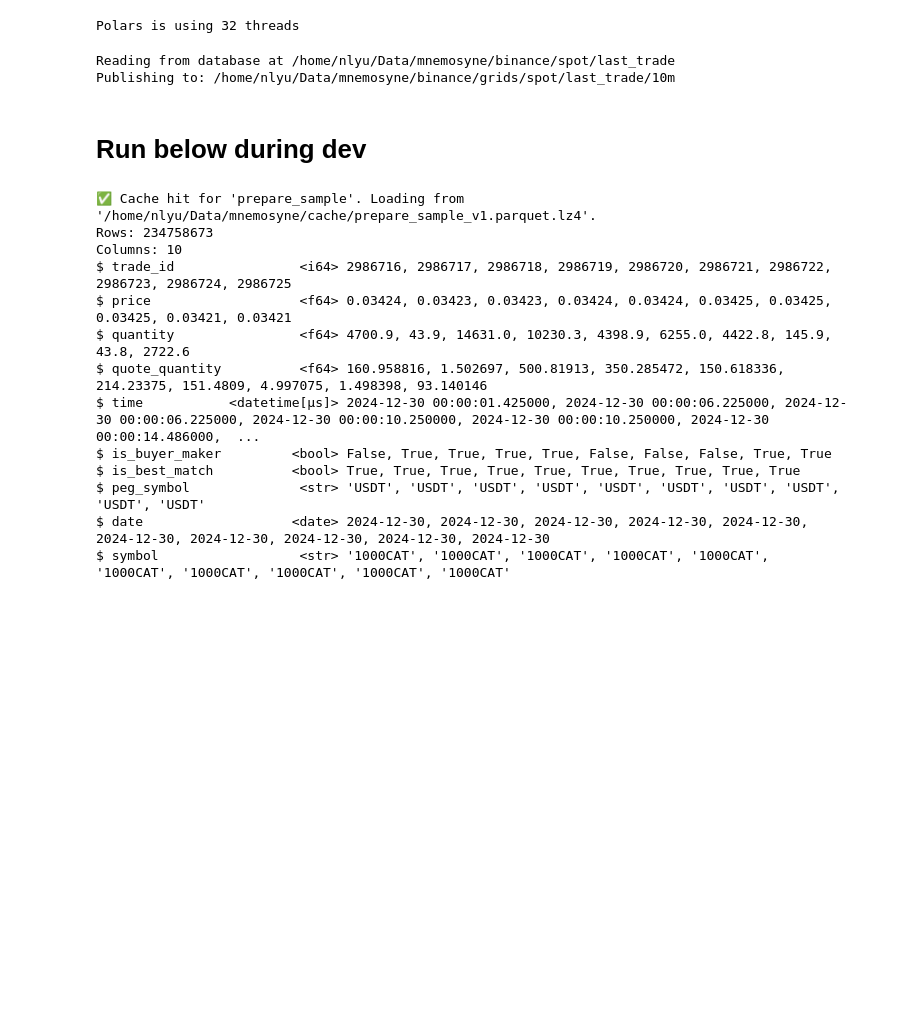
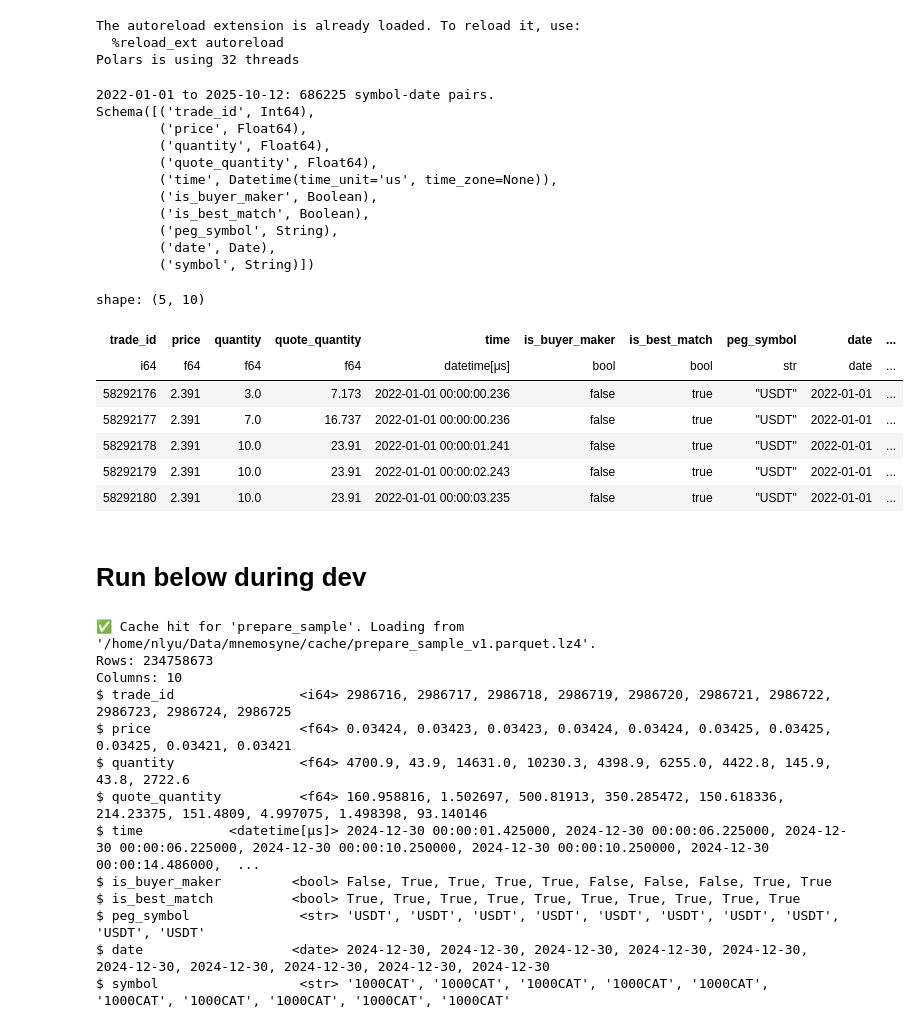
Before and after one commit to nlyu1/midas, a Jupyter notebook: mnemosyne/notebooks/workflows/binance/grid_dataset.ipynb, the cells around one changed output. Saved outputs shown, nothing was run; the diff lists cells and outputs as text; code cells hidden in the pictures; blank space fills up the shorter version.

```diff
--- a/mnemosyne/notebooks/workflows/binance/grid_dataset.ipynb
+++ b/mnemosyne/notebooks/workflows/binance/grid_dataset.ipynb
@@ -8,36 +8,51 @@ print('Polars is using', pl.thread_pool_size(), 'threads')
 from datetime import date as Date
 from pprint import pprint
 import shutil
-from mnemosyne import LIB_CACHE_PATH, BINANCE_DATA_PATH
 import mnemosyne as ms
-
-spot_trades_path = BINANCE_DATA_PATH / "spot/last_trade"
-futures_trades_path = BINANCE_DATA_PATH / "futures/um"
+from atlas.caching import cache_parquet
+from pathlib import Path
 # %% [output]
+The autoreload extension is already loaded. To reload it, use:
+  %reload_ext autoreload
 Polars is using 32 threads
 # %%
+peg_symbol = 'USDT'
+dataset_type = ms.DatasetType.BinanceSpotTrades
+hive_path = Path(dataset_type.hive_path(peg_symbol))
+
 dev_version = 0
 engine = 'streaming'
 grid_interval = '10m'
-destination_path = BINANCE_DATA_PATH / f"grids/spot/last_trade/{grid_interval}"
-sample_destination_path =  LIB_CACHE_PATH / f"binance/grids/spot/last_trade/{grid_interval}"
-ms.utils.verify_directory(destination_path)
+db = pl.scan_parquet(hive_path / '**/data.parquet', hive_partitioning=True)
+universe_df = pl.read_parquet(hive_path / "**/universe.parquet")
 
-print('Reading from database at', spot_trades_path)
-print('Publishing to:', destination_path)
-db = pl.scan_parquet(spot_trades_path / '**/data.parquet', hive_partitioning=True)
-universe_df = pl.read_parquet(spot_trades_path / "**/universe.parquet")
-
-@ms.cache_parquet(LIB_CACHE_PATH, version=dev_version)
+# @cache_parquet(LIB_CACHE_PATH, version=dev_version)
 def get_head() -> pl.DataFrame:
     return db.head(5).collect(engine=engine)
 
 teaser = get_head()
 start_date = teaser['date'][0]
 end_date = universe_df['date'].max()
 print(f'{start_date} to {end_date}: {len(universe_df)} symbol-date pairs.')
 pprint(teaser.schema)
 teaser
 # %% [output]
-Reading from database at /home/nlyu/Data/mnemosyne/binance/spot/last_trade
-Publishing to: /home/nlyu/Data/mnemosyne/binance/grids/spot/last_trade/10m
+2022-01-01 to 2025-10-12: 686225 symbol-date pairs.
+Schema([('trade_id', Int64),
+        ('price', Float64),
+        ('quantity', Float64),
+        ('quote_quantity', Float64),
+        ('time', Datetime(time_unit='us', time_zone=None)),
+        ('is_buyer_maker', Boolean),
+        ('is_best_match', Boolean),
+        ('peg_symbol', String),
+        ('date', Date),
+        ('symbol', String)])
+shape: (5, 10)
+| trade_id | price | quantity | quote_quantity | time | is_buyer_maker | is_best_match | peg_symbol | date | ... |
+| i64 | f64 | f64 | f64 | datetime[μs] | bool | bool | str | date | ... |
+| 58292176 | 2.391 | 3.0 | 7.173 | 2022-01-01 00:00:00.236 | false | true | "USDT" | 2022-01-01 | ... |
+| 58292177 | 2.391 | 7.0 | 16.737 | 2022-01-01 00:00:00.236 | false | true | "USDT" | 2022-01-01 | ... |
+| 58292178 | 2.391 | 10.0 | 23.91 | 2022-01-01 00:00:01.241 | false | true | "USDT" | 2022-01-01 | ... |
+| 58292179 | 2.391 | 10.0 | 23.91 | 2022-01-01 00:00:02.243 | false | true | "USDT" | 2022-01-01 | ... |
+| 58292180 | 2.391 | 10.0 | 23.91 | 2022-01-01 00:00:03.235 | false | true | "USDT" | 2022-01-01 | ... |
```
Also changed, not shown: parts of 1 cell of this notebook, 36 other files.
